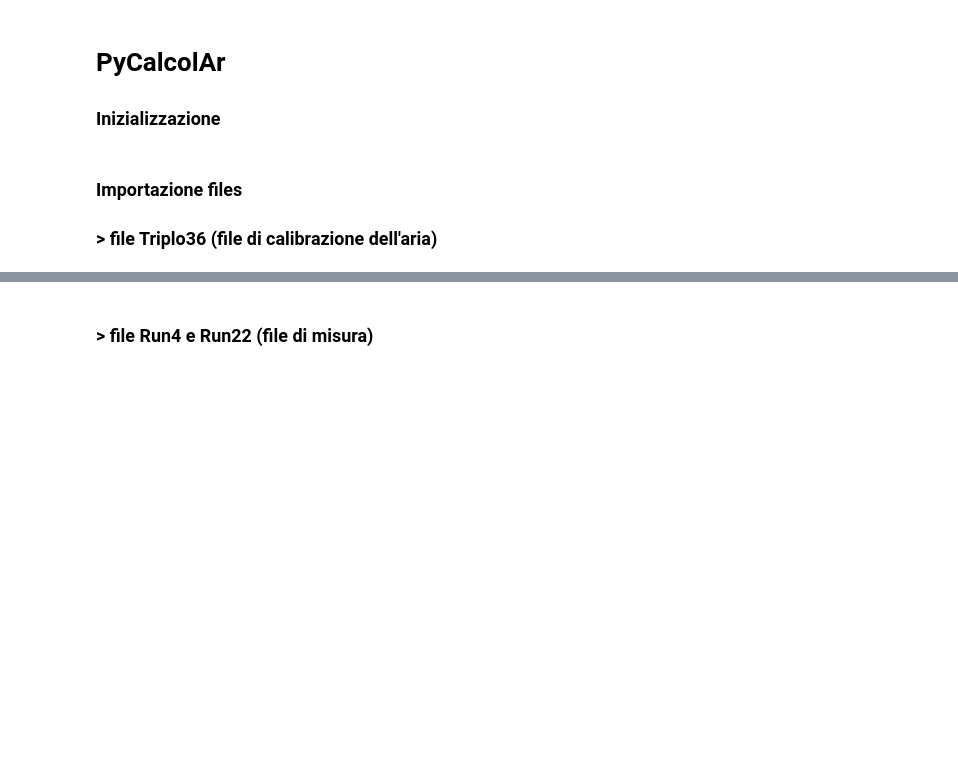
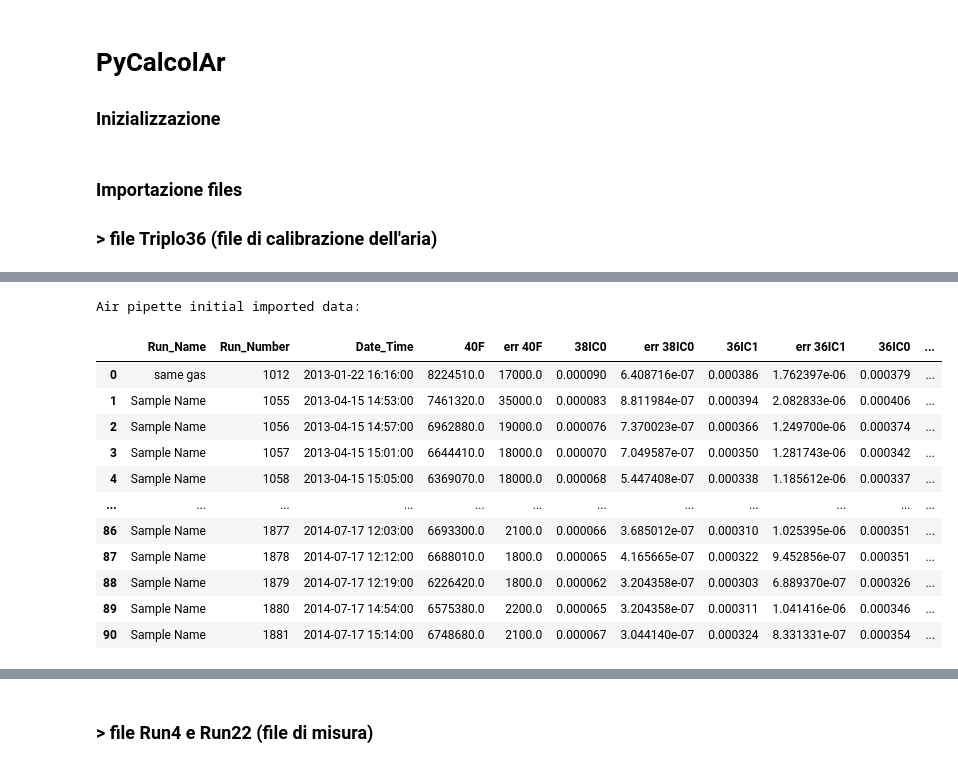
Before and after one commit to gecos-lab/PyCalcolAr, a Jupyter notebook: notebooks/PyCalcolAr_working-pre2013.ipynb, the cells around one changed output, grey strips where cells are left out. Cells and saved outputs as stored; diff of their text form; code cells hidden in the pictures; blank space fills up the shorter version.

```diff
--- a/notebooks/PyCalcolAr_working-pre2013.ipynb
+++ b/notebooks/PyCalcolAr_working-pre2013.ipynb
@@ -89,0 +100,80 @@ ValueError: Unable to parse string "'same gas' run on 22 January 2013 at 16:16"
+# %%
+# definire il percorso del file (DA MODIFICARE MANUALMENTE DALL'UTENTE)
+file_path = "../test_data/doppio2013_2014.txt"
+
+# definire la lista con gli indici delle colonne
+columns_names=['40F', 'err 40F', '38IC0', 'err 38IC0', '36IC1', 'err 36IC1', '36IC0', 'err 36IC0', \
+               'gain IC0/IC1', 'err gain IC0/IC1', '40F/36F', 'err 40F/36F', 'Run', 'Path']
+
+# definire le colonne che contengono dati numerici (ad eccezione delle colonne 'Run' e 'Path')
+columns_numeric=['40F', 'err 40F', '38IC0', 'err 38IC0', '36IC1', 'err 36IC1', '36IC0', 'err 36IC0', \
+                 'gain IC0/IC1', 'err gain IC0/IC1', '40F/36F', 'err 40F/36F', '40F']
+
+# importare il file utilizzando caratteri separatori (sep = '\t|,') '\t' = tab, ',' = virgola
+airpipette_data = pd.read_csv(file_path, header = None, names = columns_names, sep = '\t|,', engine = 'python')
+
+# eliminare i caratteri "{}" dalle colonne relative all'errore
+airpipette_data = airpipette_data.replace(["{","}"], ["",""], regex=True)
+
+# convertire tutte le colonne del dataframe a numeric (float64)
+for i in columns_numeric:
+    airpipette_data[i] = pd.to_numeric(airpipette_data[i])
+
+# definire un dataframe con le "colonne utili" (foglio airpipette_data)
+#airpipette_data = airpipette_data[['40F', 'err 40F', '38IC0', 'err 38IC0', '36IC1', 'err 36IC1', '36IC0', 'err 36IC0', \
+#                                  '36F', 'err 36F', '40F/36F', 'err 40F/36F', 'Run', 'Path']]
+
+# stampare il dataframe 'airpipette_data'
+print("Air pipette initial imported data:")
+
+# dividere la colonna 'Run' in due colonne: nome del run e data/ora
+run_split = airpipette_data['Run'].str.split(" run on ")
+
+# formattare la colonna con il nome del run (del campione) in una serie pandas e associarle un nome
+run_name = run_split.str[0]
+run_name = run_name.replace(["'"], [""], regex=True)
+run_name.name = 'Run_Name'
+
+# formattare la colonna con il numero del run
+run_number = airpipette_data['Path'].str.split('.').str[0]
+run_number = run_number.str.split('_').str[-1]
+run_number.name= 'Run_Number'
+run_number = pd.to_numeric(run_number)
+
+# formattare la colonna con la data e l'ora in una serie pandas e associarle un nome, convertire il dato in datetime64
+dataora = run_split.str[1]
+dataora.name = 'Date_Time'
+dataora = pd.to_datetime(dataora)
+
+# concatenare le nuove colonne all'inizio del dataframe airpipette_data
+airpipette_data = pd.concat([run_name, run_number, dataora, airpipette_data], axis = 1)
+
+# eliminare la colonna 'Run' (non più utilizzata)
+airpipette_data.drop('Run',axis=1, inplace=True)
+
+
+# conversione valore da count a V per tutti IC0,IC1 e relativi errori... (n / 62415000)
+airpipette_data.loc[:,'38IC0'] = airpipette_data.loc[:,'38IC0'].values / 62415000
+airpipette_data.loc[:,'err 38IC0'] = airpipette_data.loc[:,'err 38IC0'].values / 62415000
+airpipette_data.loc[:,'36IC1'] = airpipette_data.loc[:,'36IC1'].values / 62415000
+airpipette_data.loc[:,'err 36IC1'] = airpipette_data.loc[:,'err 36IC1'].values / 62415000
+airpipette_data.loc[:,'36IC0'] = airpipette_data.loc[:,'36IC0'].values / 62415000
+airpipette_data.loc[:,'err 36IC0'] = airpipette_data.loc[:,'err 36IC0'].values / 62415000
+#airpipette_data.loc[:,'36F'] = airpipette_data.loc[:,'36F'].values / 62415000
+#airpipette_data.loc[:,'err 36F'] = airpipette_data.loc[:,'err 36F'].values / 62415000
+
+display(airpipette_data)
+# %% [output]
+Air pipette initial imported data:
+|  | Run_Name | Run_Number | Date_Time | 40F | err 40F | 38IC0 | err 38IC0 | 36IC1 | err 36IC1 | 36IC0 | ... |
+| 0 | same gas | 1012 | 2013-01-22 16:16:00 | 8224510.0 | 17000.0 | 0.000090 | 6.408716e-07 | 0.000386 | 1.762397e-06 | 0.000379 | ... |
+| 1 | Sample Name | 1055 | 2013-04-15 14:53:00 | 7461320.0 | 35000.0 | 0.000083 | 8.811984e-07 | 0.000394 | 2.082833e-06 | 0.000406 | ... |
+| 2 | Sample Name | 1056 | 2013-04-15 14:57:00 | 6962880.0 | 19000.0 | 0.000076 | 7.370023e-07 | 0.000366 | 1.249700e-06 | 0.000374 | ... |
+| 3 | Sample Name | 1057 | 2013-04-15 15:01:00 | 6644410.0 | 18000.0 | 0.000070 | 7.049587e-07 | 0.000350 | 1.281743e-06 | 0.000342 | ... |
+| 4 | Sample Name | 1058 | 2013-04-15 15:05:00 | 6369070.0 | 18000.0 | 0.000068 | 5.447408e-07 | 0.000338 | 1.185612e-06 | 0.000337 | ... |
+| ... | ... | ... | ... | ... | ... | ... | ... | ... | ... | ... | ... |
+| 86 | Sample Name | 1877 | 2014-07-17 12:03:00 | 6693300.0 | 2100.0 | 0.000066 | 3.685012e-07 | 0.000310 | 1.025395e-06 | 0.000351 | ... |
+| 87 | Sample Name | 1878 | 2014-07-17 12:12:00 | 6688010.0 | 1800.0 | 0.000065 | 4.165665e-07 | 0.000322 | 9.452856e-07 | 0.000351 | ... |
+| 88 | Sample Name | 1879 | 2014-07-17 12:19:00 | 6226420.0 | 1800.0 | 0.000062 | 3.204358e-07 | 0.000303 | 6.889370e-07 | 0.000326 | ... |
+| 89 | Sample Name | 1880 | 2014-07-17 14:54:00 | 6575380.0 | 2200.0 | 0.000065 | 3.204358e-07 | 0.000311 | 1.041416e-06 | 0.000346 | ... |
+| 90 | Sample Name | 1881 | 2014-07-17 15:14:00 | 6748680.0 | 2100.0 | 0.000067 | 3.044140e-07 | 0.000324 | 8.331331e-07 | 0.000354 | ... |
```
Also changed, not shown: parts of 5 cells of this notebook, 1 other file.
